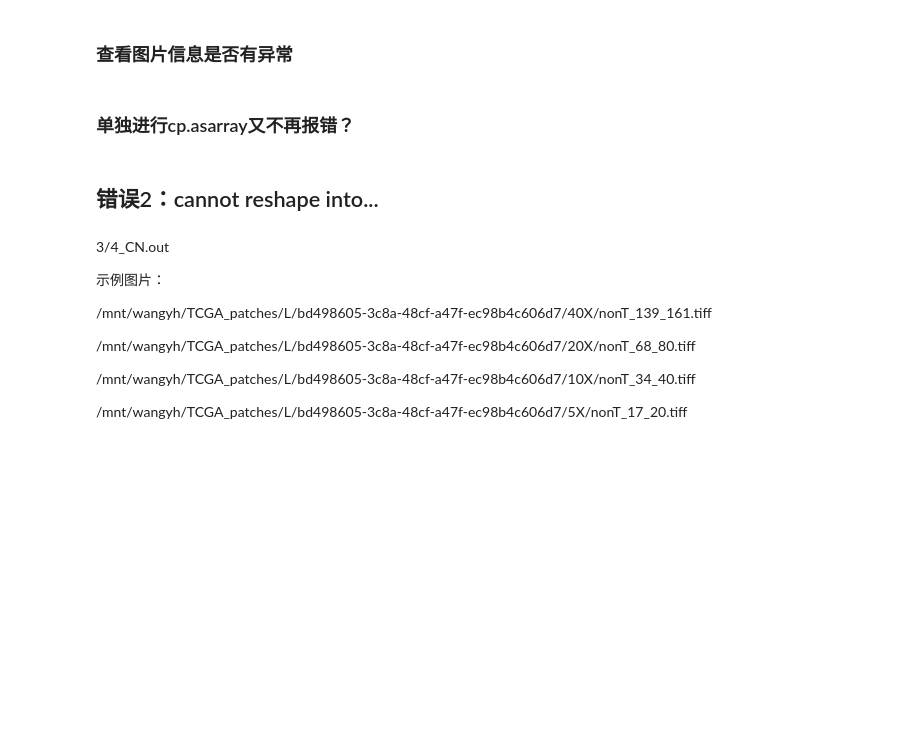
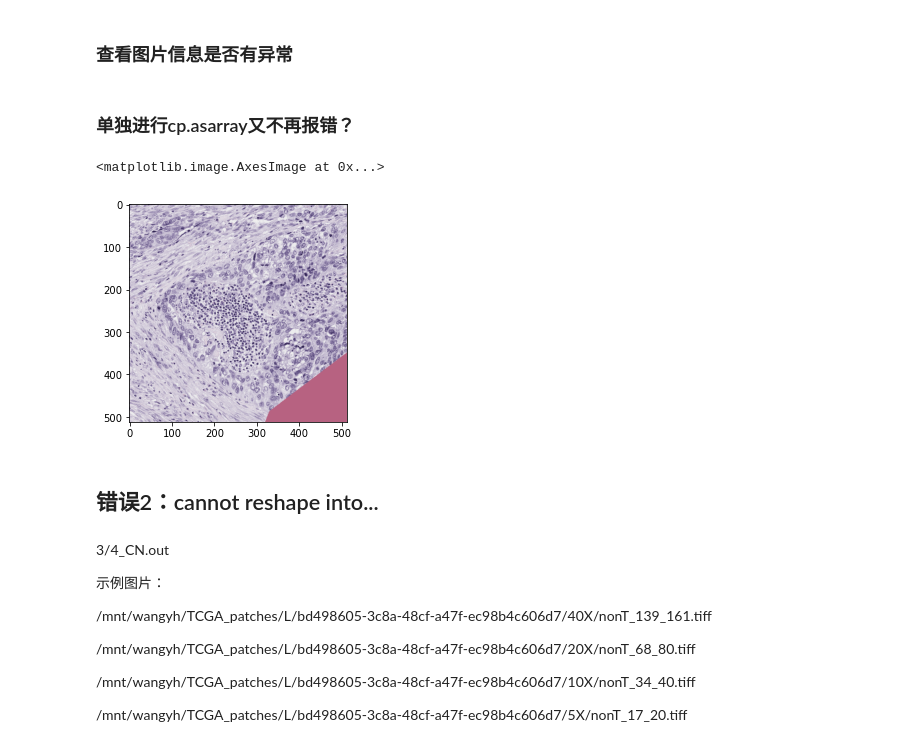
Before and after one commit to wangyh97/patho_AI, a Jupyter notebook: debug/CN.ipynb, the cells around one changed output. Saved outputs shown, nothing was run; the diff lists cells and outputs as text; code cells hidden in the pictures; blank space fills up the shorter version.

```diff
--- a/debug/CN.ipynb
+++ b/debug/CN.ipynb
@@ -586,6 +611,13 @@ cudaErrorIllegalAddress: an illegal memory access was encountered
 ### 单独进行cp.asarray又不再报错？
 # %%
 # show_info(c = cp.asarray(pic_3))
+# %%
+pic = tif.imread('/mnt/wangyh/CN_patches/H/a29135be-c1a9-4402-b7a5-47cc8172a5ad/10X/T_42_29.tiff')
+# %%
+plt.imshow(pic)
+# %% [output]
+<matplotlib.image.AxesImage at 0x...>
+[figure, added]
 # %% [markdown]
 ## 错误2：cannot reshape into...
 # %% [markdown]
```
Also changed, not shown: parts of 12 cells of this notebook, 3 other files.
